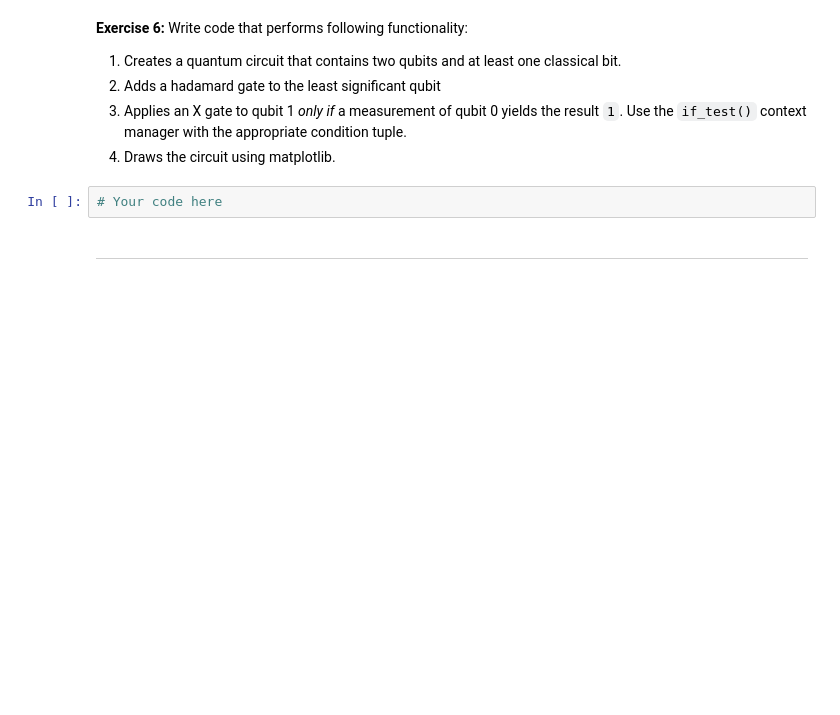
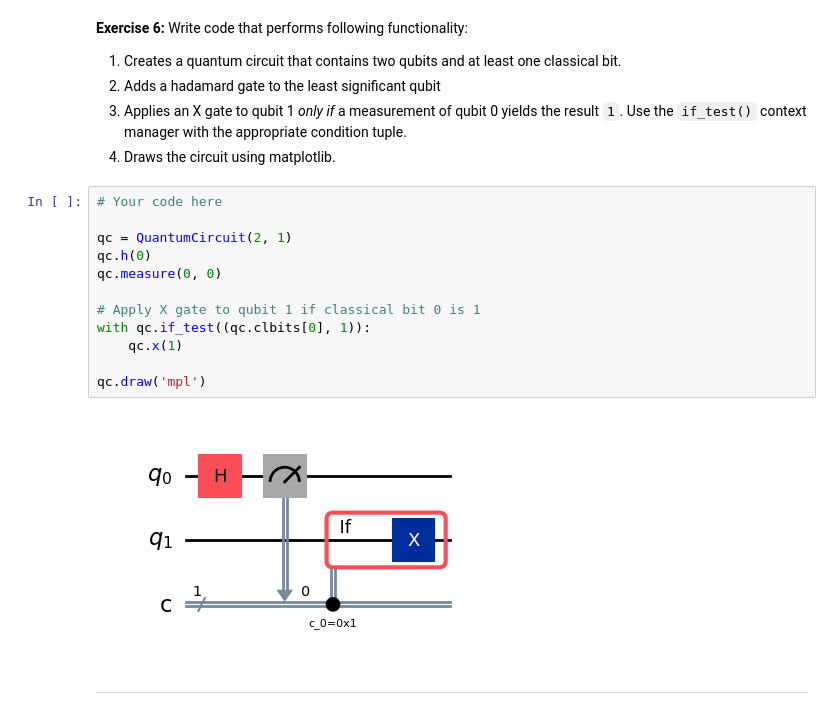
Before and after one commit to ForthFighter/Qiskit-Fall-Fest, a Jupyter notebook: notebooks/qiskit_fundamentals_lab.ipynb, the cells around one changed output. Cells and saved outputs as stored; diff of their text form; blank space fills up the shorter version.

```diff
--- a/notebooks/qiskit_fundamentals_lab.ipynb
+++ b/notebooks/qiskit_fundamentals_lab.ipynb
@@ -174,8 +176,20 @@ Write code that performs following functionality:
 2. Adds a hadamard gate to the least significant qubit
 3. Applies an X gate to qubit 1 *only if* a measurement of qubit 0 yields the result `1`. Use the `if_test()` context manager with the appropriate condition tuple.
 4. Draws the circuit using matplotlib.
-# %%
-# Your code here
+# %%
+# Your code here
+
+qc = QuantumCircuit(2, 1)
+qc.h(0)
+qc.measure(0, 0)
+
+# Apply X gate to qubit 1 if classical bit 0 is 1
+with qc.if_test((qc.clbits[0], 1)):
+    qc.x(1)
+
+qc.draw('mpl')
+# %% [output]
+[figure, added]
 # %% [markdown]
 ---
 # %% [markdown]
```
Also changed, not shown: parts of 11 cells of this notebook.
